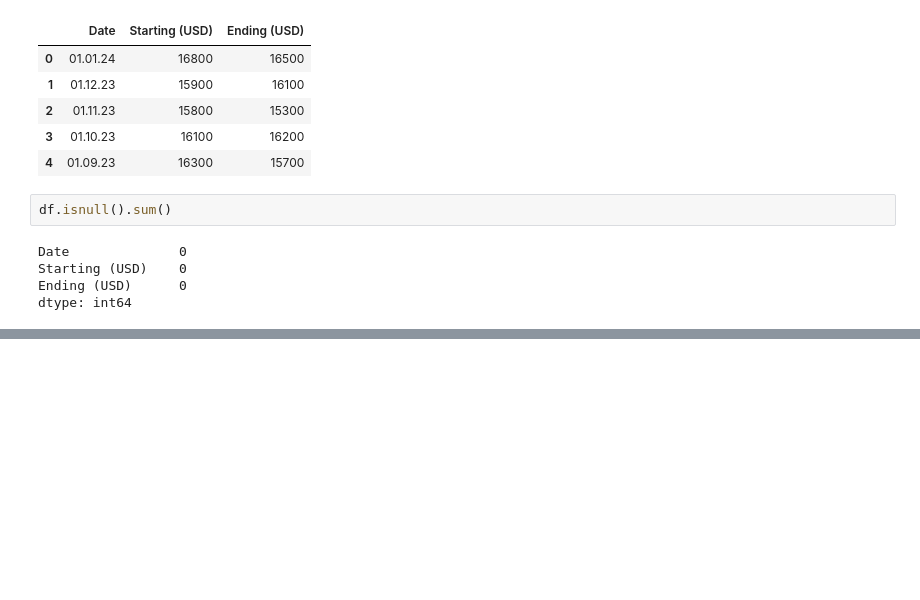
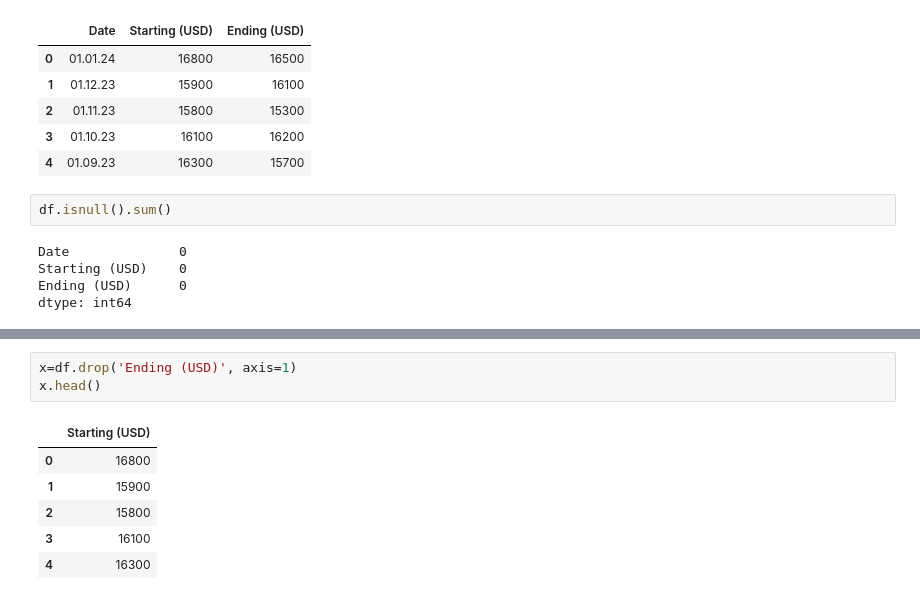
Before and after one commit to arman-hossain45/Machine_Learning, a Jupyter notebook: linearRegration/valuePrediction.ipynb, the cells around one changed output, grey strips where cells are left out. Cells and saved outputs as stored; diff of their text form; blank space fills up the shorter version.

```diff
--- a/linearRegration/valuePrediction.ipynb
+++ b/linearRegration/valuePrediction.ipynb
@@ -56,0 +38,10 @@ plt.show()
+# %%
+x=df.drop('Ending (USD)', axis=1)
+x.head()
+# %% [output]
+|  | Starting (USD) |
+| 0 | 16800 |
+| 1 | 15900 |
+| 2 | 15800 |
+| 3 | 16100 |
+| 4 | 16300 |
```
Also changed, not shown: parts of 10 cells of this notebook.
